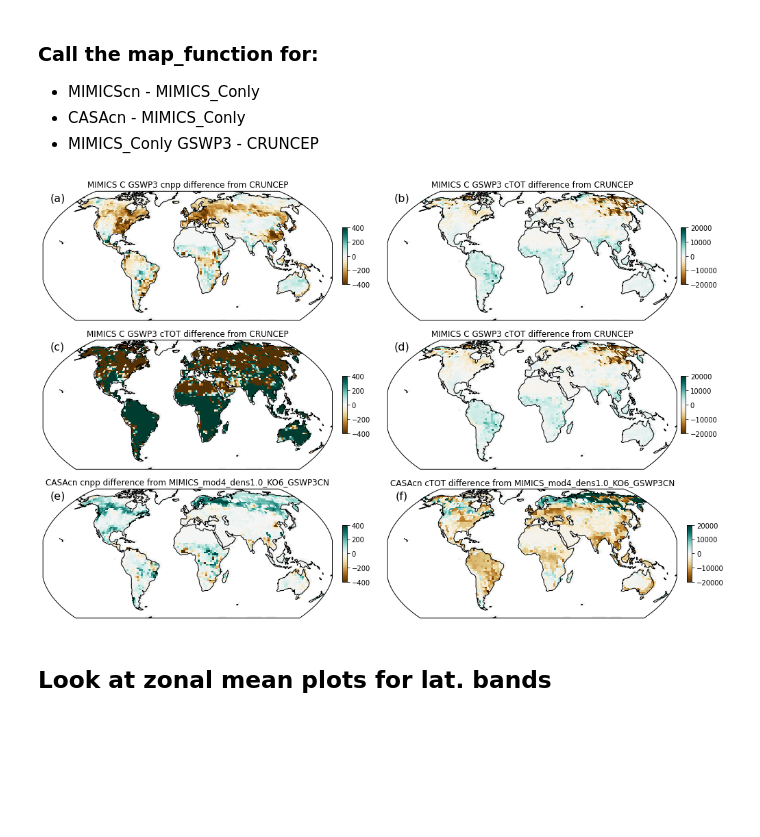
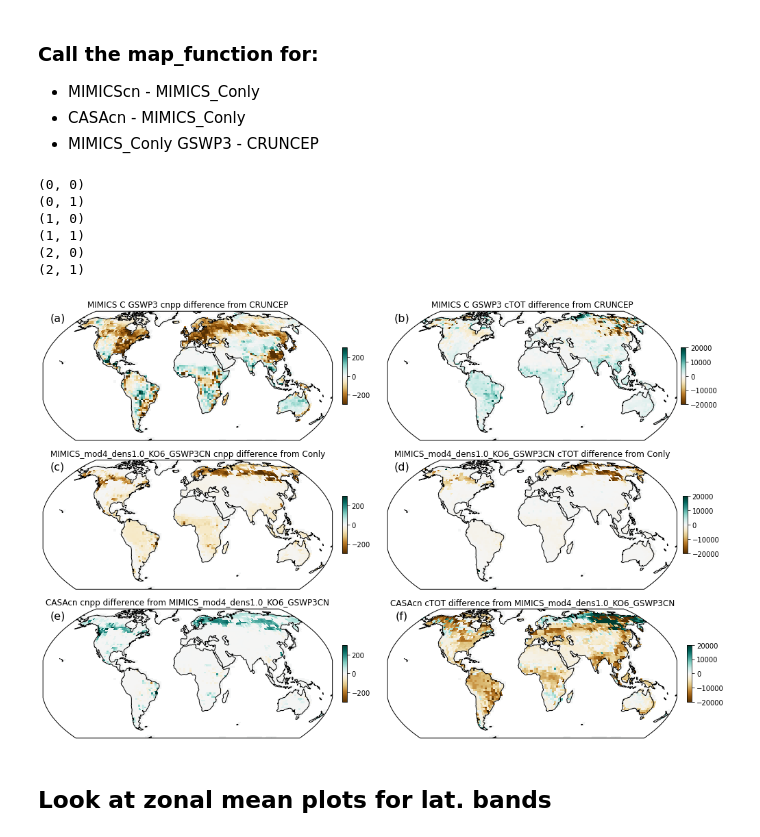
Before and after one commit to wwieder/biogeochem_testbed, a Jupyter notebook: analysis_code/CheckSpinup.ipynb, the cells around one changed output. Saved outputs shown, nothing was run; the diff lists cells and outputs as text; code cells hidden in the pictures; blank space fills up the shorter version.

```diff
--- a/analysis_code/CheckSpinup.ipynb
+++ b/analysis_code/CheckSpinup.ipynb
@@ -104,11 +121,15 @@ def map_function(da, cb=0, panel=None, cmap=None, ax=None,
 # strings for labeling panels
 panel = ['(a)','(b)','(c)','(d)','(e)','(f)','(g)','(h)','(i)','(j)','(k)','(l)']
 # %%
-Cvars =['cnpp','cTOT','cSOMp','cSOMc']
+if model == 'mim':
+    Cvars =['cnpp','cTOT','cSOMp','cSOMc']
+else:
+    Cvars =['cnpp','cTOT']
+
 globalSum(ds,Cvars, plot=True)
 
 # Now call the map_function
-fig, axes = plt.subplots(nrows=1, ncols=4, figsize=(20,6), constrained_layout=True,
+fig, axes = plt.subplots(nrows=1, ncols=len(Cvars), figsize=((5*len(Cvars)),6), constrained_layout=True,
                          subplot_kw=dict(projection=ccrs.Robinson()))
 
 for index, ax in np.ndenumerate(axes):
@@ -122,11 +143,10 @@ for index, ax in np.ndenumerate(axes):
 # %% [markdown]
 ### Look at changes in soil pools in last 100 years
 # %%
-Cvars =['cnpp','cTOT','cSOMp','cSOMc']
-d_ds = ds.isel(time=-1) - ds.isel(time=-2)
+d_ds = (ds.isel(time=-1) - ds.isel(time=-2)) / (ds.time.isel(time=-1) - ds.time.isel(time=-2) )
 f_ds = d_ds/ds.isel(time=-1)*100
 # Now call the map_function
-fig, axes = plt.subplots(nrows=1, ncols=4, figsize=(20,6), constrained_layout=True,
+fig, axes = plt.subplots(nrows=1, ncols=len(Cvars), figsize=((5*len(Cvars)),6), constrained_layout=True,
                          subplot_kw=dict(projection=ccrs.Robinson()))
 
 for index, ax in np.ndenumerate(axes):
@@ -199,12 +331,12 @@ Ccas = path+caseMIMc+'casaclm_pool_flux_*80.nc'
 Cmim = path+caseMIMc+'mimics_pool_flux_*80.nc'
 print('Cmim = '+Cmim)
 
-simCASc  = 'CASACNP_GSWP3_Conly'
+simCASc  = 'CASACNP_mod4_Conly'
 caseCASc = 'GRID_CN/'+simCASc+'/OUTPUT_C/SPIN/'
 full_pathCASc = path+caseCASc+'casaclm_pool_flux_*80.nc' # casa files for vegetation results
 print('Ccas = '+full_pathCASc)
 
-simCAScn  = 'CASACNP_mod3_borealNfix_GSWP3'
+simCAScn  = 'CASACNP_mod4_GSWP3'
 caseCAScn = 'GRID_CN/'+simCAScn+'/OUTPUT_CN/SPIN/'
 full_pathCAScn = path+caseCAScn+'casaclm_pool_flux_*80.nc' # casa files for vegetation results
 print('CNcas = '+full_pathCAScn)
@@ -341,23 +473,30 @@ for i in range(len(inVars)):
 # %%
 Cvars = ['d_cnpp','d_cTOT']
 fig, axes = plt.subplots(nrows=3, ncols=2, figsize=(14,9), constrained_layout=True,
                          subplot_kw=dict(projection=ccrs.Robinson()))
 k=-1
 for index, ax in np.ndenumerate(axes):
+    print(index)
     i = index[0]
     j = index[1]
     k = k+1
     if i == 0 : da = dsCmim[Cvars[j]]
-    if i == 2 : da = ds[Cvars[j]]
+    if i == 1 : da = ds[Cvars[j]]
     if i == 2 : da = dsCNcas[Cvars[j]]
 
     if j==0:
         #map_function(da, panel=panel[k], ax=ax, title=da.attrs['long_name'], cb=1,cmap='BrBG', vmax=75, vmin=-75) # for % change
-        map_function(da, panel=panel[k], ax=ax, title=da.attrs['long_name'], cb=1,cmap='BrBG', vmax=400, vmin=-400) # for absolute change
+        map_function(da, panel=panel[k], ax=ax, title=da.attrs['long_name'], cb=1,cmap='BrBG', vmax=300, vmin=-300) # for absolute change
     else:
         map_function(da, panel=panel[k], ax=ax, title=da.attrs['long_name'], cb=1,cmap='BrBG', vmax=2e4, vmin=-2e4)
 # %% [output]
+(0, 0)
+(0, 1)
+(1, 0)
+(1, 1)
+(2, 0)
+(2, 1)
-[figure, old version]
+[figure, new version]
 # %% [markdown]
 ## Look at zonal mean plots for lat. bands
 # %%
```
Also changed, not shown: parts of 26 cells of this notebook, 2 other files.
